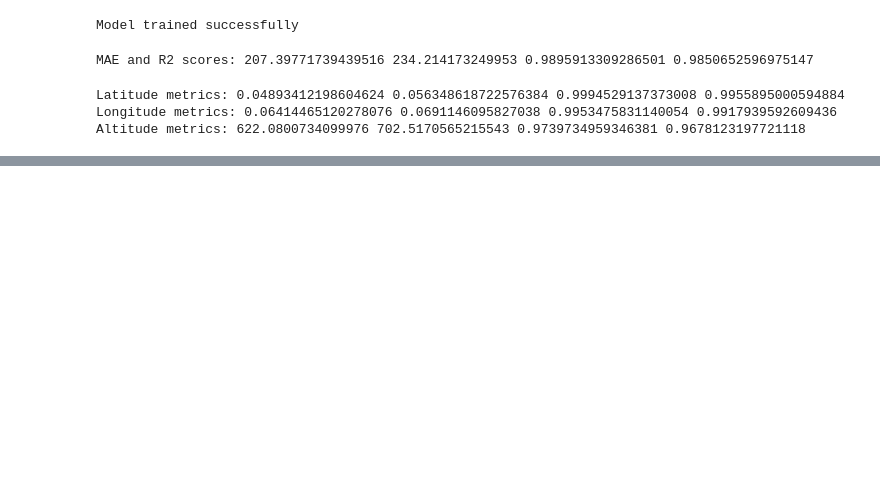
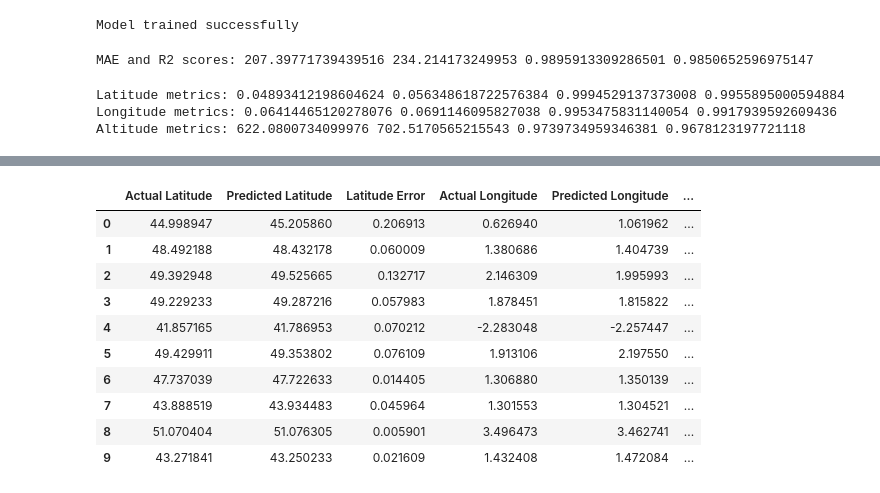
Before and after one commit to Jarifa/FOE_Group_3, a Jupyter notebook: Model3_XGB_Regressor.ipynb, the cells around one changed output, grey strips where cells are left out. Drawn from its saved outputs; the diff is of its cells as text; code cells hidden in the pictures; blank space fills up the shorter version.

```diff
--- a/Model3_XGB_Regressor.ipynb
+++ b/Model3_XGB_Regressor.ipynb
@@ -74,0 +107,37 @@ Altitude metrics: 622.0800734099976 702.5170565215543 0.9739734959346381 0.96781
+# %%
+# Selecting a few example data points from the test set
+example_data = X_test.sample(10, random_state=1)
+
+# Actual values for comparison
+actual_values = y_test.loc[example_data.index]
+
+# Making predictions
+predictions = model.predict(example_data)
+
+# Creating a DataFrame for comparison
+comparison = pd.DataFrame({
+    'Actual Latitude': actual_values['latitude_in_10min'],
+    'Predicted Latitude': predictions[:, 0],
+    'Latitude Error': np.abs(actual_values['latitude_in_10min'] - predictions[:, 0]),
+    'Actual Longitude': actual_values['longitude_in_10min'],
+    'Predicted Longitude': predictions[:, 1],
+    'Longitude Error': np.abs(actual_values['longitude_in_10min'] - predictions[:, 1]),
+    'Actual Altitude': actual_values['baro_altitude_in_10min'],
+    'Predicted Altitude': predictions[:, 2],
+    'Altitude Error': np.abs(actual_values['baro_altitude_in_10min'] - predictions[:, 2])
+})
+
+comparison.reset_index(drop=True, inplace=True)
+comparison
+# %% [output]
+|  | Actual Latitude | Predicted Latitude | Latitude Error | Actual Longitude | Predicted Longitude | ... |
+| 0 | 44.998947 | 45.205860 | 0.206913 | 0.626940 | 1.061962 | ... |
+| 1 | 48.492188 | 48.432178 | 0.060009 | 1.380686 | 1.404739 | ... |
+| 2 | 49.392948 | 49.525665 | 0.132717 | 2.146309 | 1.995993 | ... |
+| 3 | 49.229233 | 49.287216 | 0.057983 | 1.878451 | 1.815822 | ... |
+| 4 | 41.857165 | 41.786953 | 0.070212 | -2.283048 | -2.257447 | ... |
+| 5 | 49.429911 | 49.353802 | 0.076109 | 1.913106 | 2.197550 | ... |
+| 6 | 47.737039 | 47.722633 | 0.014405 | 1.306880 | 1.350139 | ... |
+| 7 | 43.888519 | 43.934483 | 0.045964 | 1.301553 | 1.304521 | ... |
+| 8 | 51.070404 | 51.076305 | 0.005901 | 3.496473 | 3.462741 | ... |
+| 9 | 43.271841 | 43.250233 | 0.021609 | 1.432408 | 1.472084 | ... |
```
Also changed, not shown: parts of 2 cells of this notebook, 3 other files.
